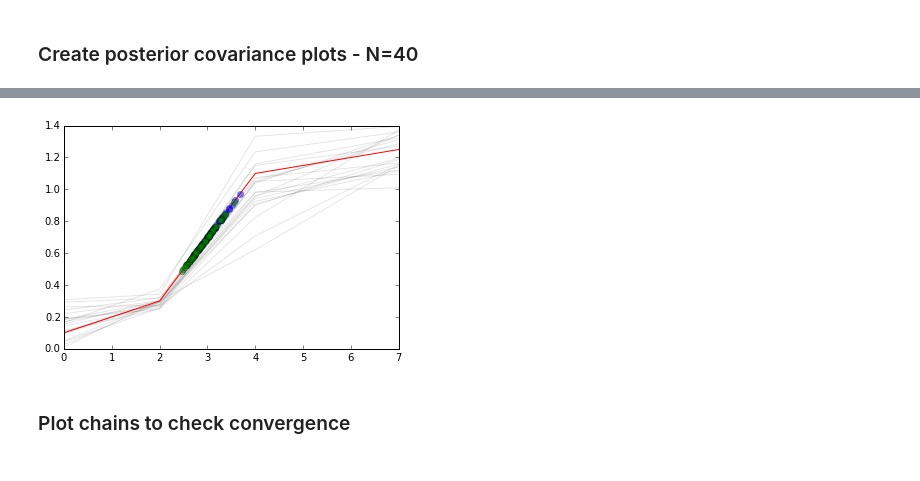
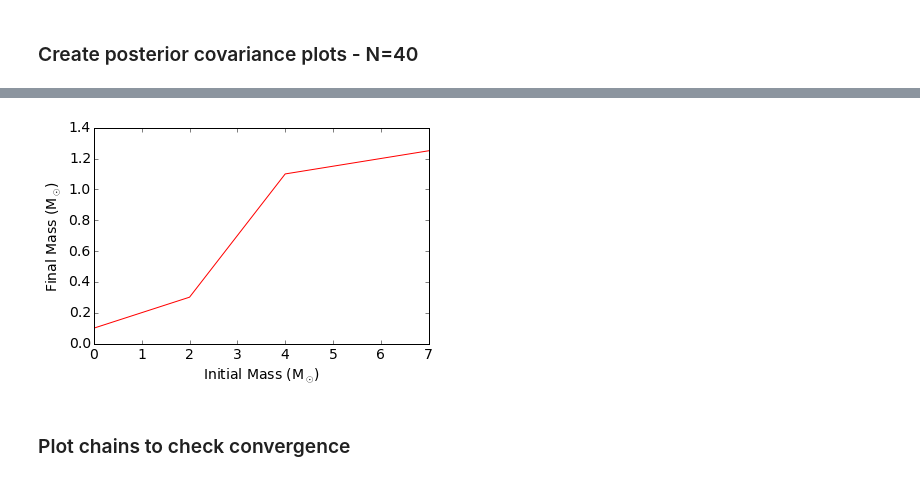
Before and after one commit to astroJeff/separated-at-birth, a Jupyter notebook: notebooks/IFMR Mock Data.ipynb, the cells around one changed output, grey strips where cells are left out. Drawn from its saved outputs; the diff is of its cells as text; code cells hidden in the pictures.

```diff
--- a/notebooks/IFMR Mock Data.ipynb
+++ b/notebooks/IFMR Mock Data.ipynb
@@ -352,19 +356,17 @@ def ln_posterior(p, MESA_tcool, DWD):
 # %% [markdown]
 ### Wrapper for emcee
 # %%
-p_i = np.copy(p_true)
-
 # This function runs emcee
-def run_inference(MESA_tcool, DWD, nwalkers=32, nburn=200, nsteps=1000):
+def run_inference(MESA_tcool, DWD, p_true, nwalkers=32, nburn=200, nsteps=1000):
     # number of parameters
     ndim = 4
 
     # initial positions for walkers
     p0 = np.zeros((nwalkers,ndim))
-    p0[:,0] = np.random.normal(p_i[0], 0.01, size=nwalkers) # b1
-    p0[:,1] = np.random.normal(p_i[1], 0.01, size=nwalkers) # theta_1
-    p0[:,2] = np.random.normal(p_i[2], 0.03, size=nwalkers) # theta_2
-    p0[:,3] = np.random.normal(p_i[3], 0.03, size=nwalkers) # theta_3
+    p0[:,0] = np.random.normal(p_true[0], 0.01, size=nwalkers) # b1
+    p0[:,1] = np.random.normal(p_true[1], 0.01, size=nwalkers) # theta_1
+    p0[:,2] = np.random.normal(p_true[2], 0.03, size=nwalkers) # theta_2
+    p0[:,3] = np.random.normal(p_true[3], 0.03, size=nwalkers) # theta_3
 
     args = (MESA_tcool, DWD)
     sampler = emcee.EnsembleSampler(nwalkers=nwalkers, dim=ndim, lnpostfn=ln_posterior, args=args)
@@ -443,0 +394,6 @@ KeyboardInterrupt:
+# %%
+p_true_2 = np.array([0.1, 0.1, 0.38, 0.05])
+N_sys_2 = 50
+DWD_2 = create_mock_data(p_true_2, N_sys_2)
+sampler_2 = run_inference(MESA_tcool, DWD_2, p_true_2, nburn=200, nsteps=800)
+print "Mock data set 2 finished"
@@ -458,13 +448,14 @@ fig.savefig('../figures/triangle_3.pdf')
 # %%
 ndim = 4
 
-samples = sampler.chain[:,:,:].reshape((-1, ndim))
+samples = sampler_2.chain[:,:,:].reshape((-1, ndim))
+DWD = DWD_2
 
 M_zams_temp = np.linspace(0.,7.,50)
 
 
 #for b1, th1 in samples[np.random.randint(len(samples),size=20)]:
-for bt1, th1, th2, th3 in samples[np.random.randint(len(samples),size=20)]:
+for bt1, th1, th2, th3 in samples[np.random.randint(len(samples),size=50)]:
 
     m1 = np.tan(th1)
     m2 = np.tan(th2)
@@ -490,54 +481,64 @@ for bt1, th1, th2, th3 in samples[np.random.randint(len(samples),size=20)]:
 
 
 
-    plt.plot(M_zams_temp, M_wd_temp, color="k", alpha=0.1)
+#    plt.plot(M_zams_temp, M_wd_temp, color="k", alpha=0.15)
 
 
 # Plot true values
+bt1_true, th1_true, th2_true, th3_true = p_true_2
 m1 = np.tan(th1_true)
 m2 = np.tan(th2_true)
 m3 = np.tan(th3_true)
-b1 = b1_true
+b1 = bt1_true / np.cos(th1_true)
 b2 = (m1-m2)*2.0 + b1
 b3 = (m2-m3)*4.0 + b2
 
 #print m1, m2, m3
 
 M_wd_temp = np.array([])
 #M_wd_temp = m1*M_zams_temp+b1
 for m in M_zams_temp:
 
     if m < 2.0:
         M_wd_temp = np.append(M_wd_temp, m1*m+b1)
 
     elif m < 4.0:
         M_wd_temp = np.append(M_wd_temp, m2*m+b2)
 
     else:
         M_wd_temp = np.append(M_wd_temp, m3*m+b3)
 
 
 
 plt.plot(M_zams_temp, M_wd_temp, "-r")
 
 
-Mzams1_true = get_mzams(p_true, DWD["m1_wd"])
-Mzams2_true = get_mzams(p_true, DWD["m2_wd"])
+Mzams1_true = get_mzams(p_true_2, DWD["m1_wd"])
+Mzams2_true = get_mzams(p_true_2, DWD["m2_wd"])
 
 
-plt.plot(Mzams1_true, DWD["m1_wd"], "o", alpha=0.5)
-plt.plot(Mzams2_true, DWD["m2_wd"], "o", alpha=0.5)
+#plt.plot(Mzams1_true, DWD["m1_wd"], "o", alpha=0.5)
+#plt.plot(Mzams2_true, DWD["m2_wd"], "o", alpha=0.5)
+
+font = {'family' : 'normal',
+        'weight' : 'normal',
+        'size'   : 14}
+
+plt.rc('font', **font)
+
+plt.xlabel("Initial Mass (M$_{\odot}$)")
+plt.ylabel("Final Mass (M$_{\odot}$)")
+
+plt.gcf().subplots_adjust(bottom=0.15)
 
 
 plt.ylim(0.0,1.4)
 
 
-plt.savefig('../figures/samples_3.pdf')
-
-
-plt.show()
+plt.savefig('../figures/samples_2_input.pdf')
+#plt.savefig('../figures/samples_2.pdf')
 # %% [output]
-[figure, old version]
+[figure, new version]
 # %% [markdown]
 ### Plot chains to check convergence
 # %%
```
Also changed, not shown: parts of 12 cells of this notebook, 5 other files.
